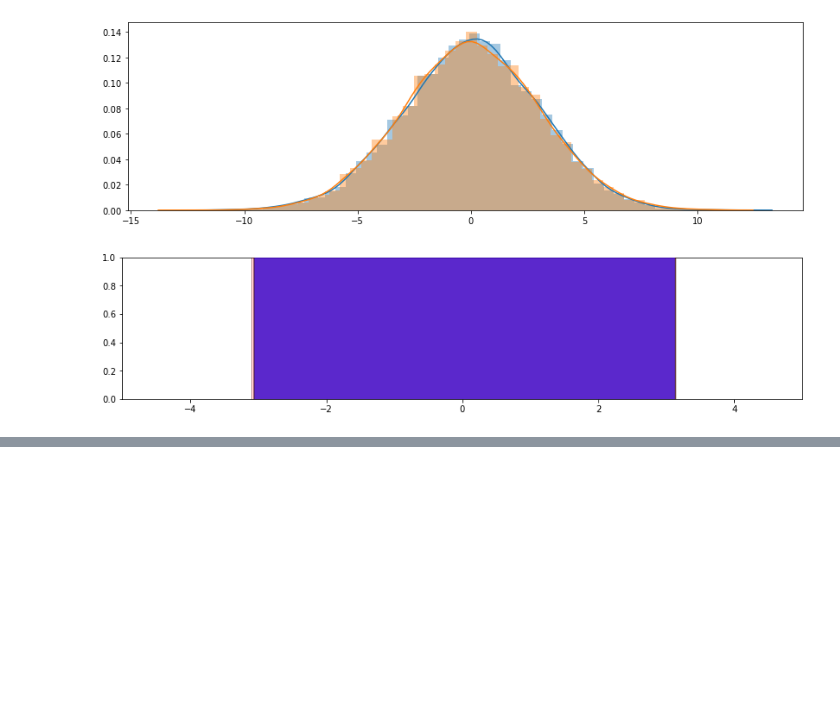
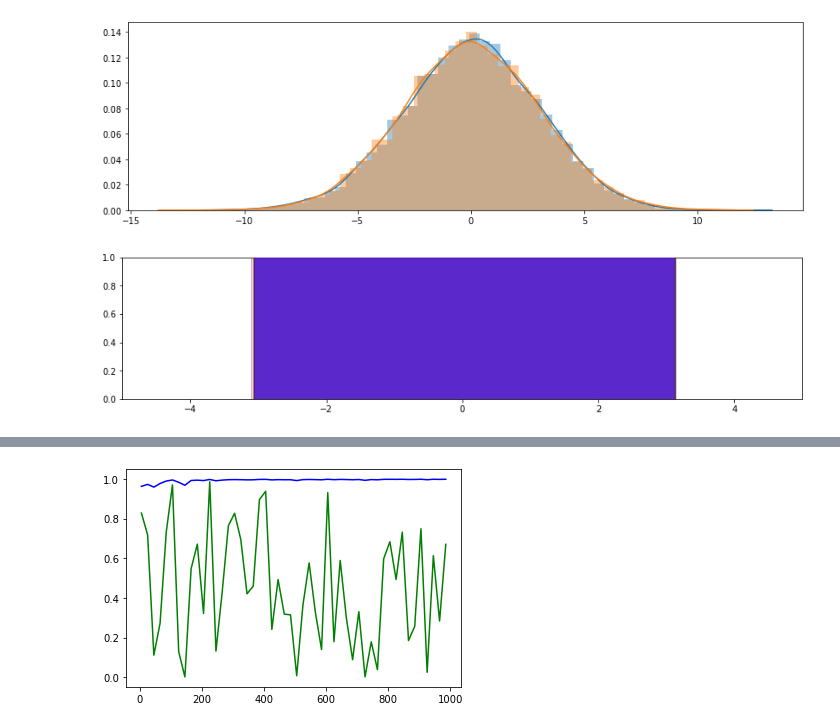
Before and after one commit to SebastianCerquera/datascience, a Jupyter notebook: stats/hypothesis_testing.ipynb, the cells around one changed output, grey strips where cells are left out. Cells and saved outputs as stored; diff of their text form; code cells hidden in the pictures; blank space fills up the shorter version.

Commit message:
i still have several doubts relating the interpretation of shapiro

```diff
--- a/stats/hypothesis_testing.ipynb
+++ b/stats/hypothesis_testing.ipynb
@@ -90,0 +102,22 @@ compare_intervals(sample_size)
+# %%
+def gen_normal(mu=0, sigma=3, N=1000):
+    s1 = np.random.normal(mu, sigma, N)
+    return s1
+
+def gen_uniform(mu=0, sigma=3, N=1000):
+    s1 = np.random.uniform(mu, sigma, N)
+    return s1
+
+def gen_binomial(p=0.5, n=10, N=1000):
+    s1 = np.random.binomial(n, p, N)
+    return s1
+
+def plot_shapiro_against_N(min_value=5, max_value=1000, f=gen_normal):
+    results = []
+    for i in range(min_value, max_value, 20):
+        results.append(np.concatenate([
+            [i], shapiro(f(N=i))
+        ]))
+    results = list(zip(*results))
+    plt.plot(results[0], results[1], color="blue", label="statistic")
+    plt.plot(results[0], results[2], color="green", label="p-value")
@@ -90,0 +128,4 @@ compare_intervals(sample_size)
+# %%
+plot_shapiro_against_N()
+# %% [output]
+[figure, added]
```
Also changed, not shown: parts of 26 cells of this notebook, 1 other file.
